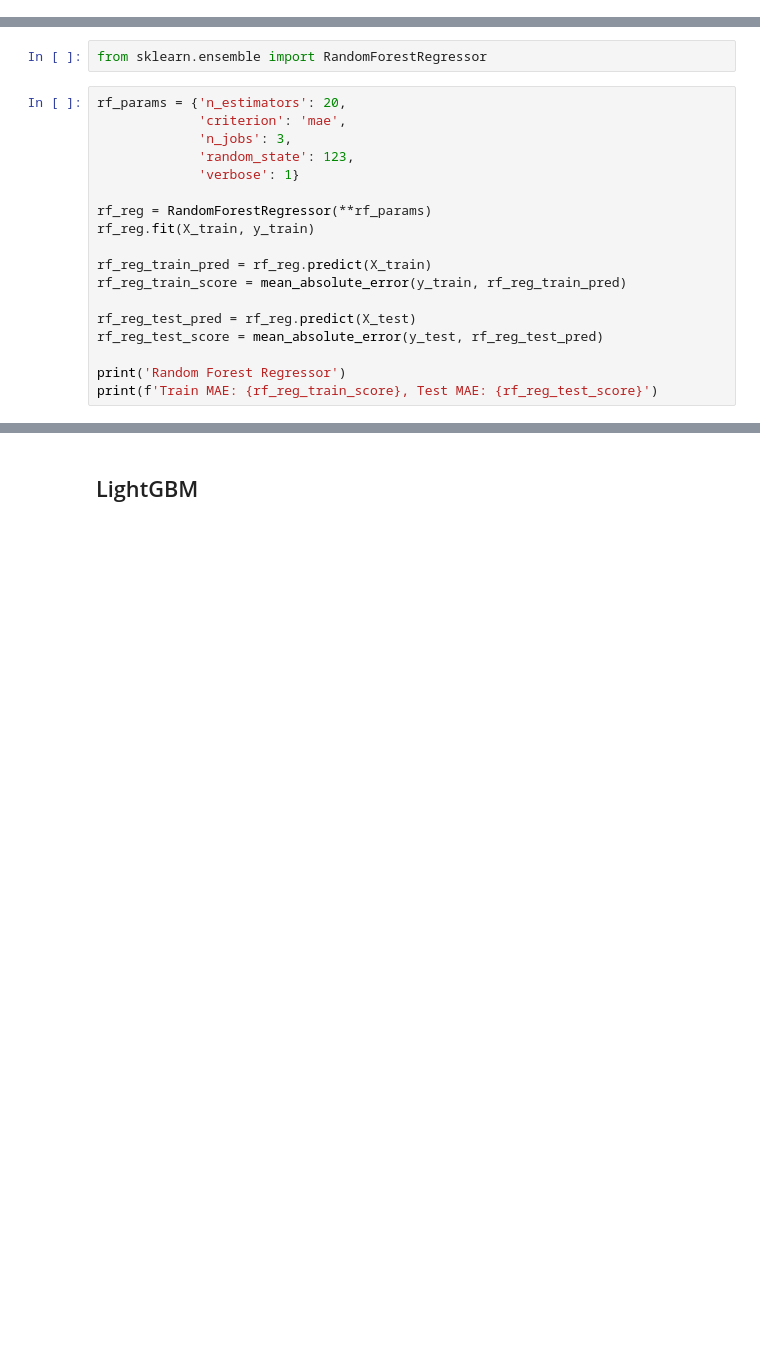
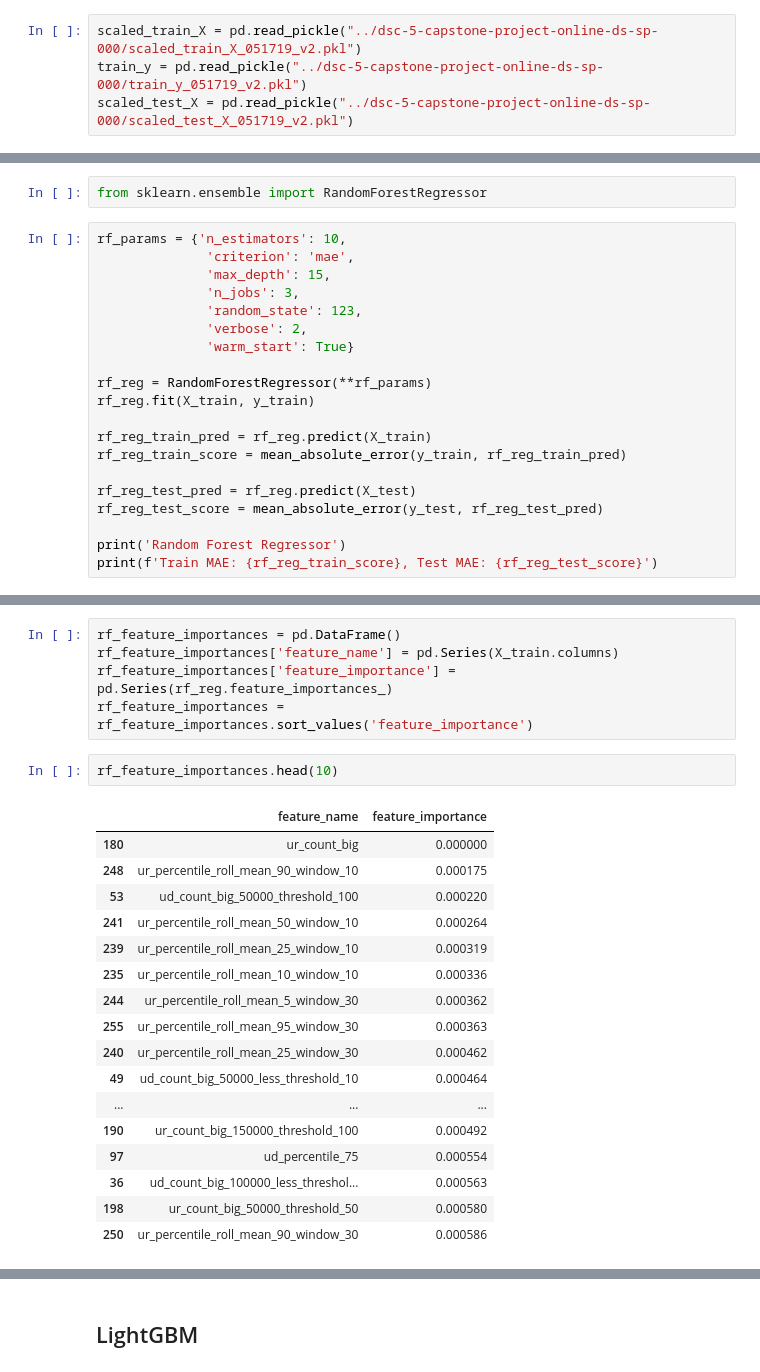
Before and after one commit to DavidBraslow/dsc-5-capstone-project-online-ds-sp-000, a Jupyter notebook: student.ipynb, the cells around one changed output, grey strips where cells are left out. Drawn from its saved outputs; the diff is of its cells as text; blank space fills up the shorter version.

```diff
--- a/student.ipynb
+++ b/student.ipynb
@@ -620,6 +710,10 @@ scaled_test_X.to_pickle("../dsc-5-capstone-project-online-ds-sp-000/scaled_test_
 # Model the Data
 # %% [markdown]
 Due to the large number of features, I choose to use tree-based approaches for this problem. I will start with a dummy regressor, then move on to a simple random forest, and then to gradient boosted methods. I use 3-fold cross-validation for my models to prevent overfitting.
+# %%
+scaled_train_X = pd.read_pickle("../dsc-5-capstone-project-online-ds-sp-000/scaled_train_X_051719_v2.pkl")
+train_y = pd.read_pickle("../dsc-5-capstone-project-online-ds-sp-000/train_y_051719_v2.pkl")
+scaled_test_X = pd.read_pickle("../dsc-5-capstone-project-online-ds-sp-000/scaled_test_X_051719_v2.pkl")
 # %% [markdown]
 ## Create Hold-Out Set
 # %%
@@ -649,11 +744,13 @@ Train MAE: 3.0678256006217253, Test MAE: 2.9713884342138437
 # %%
 from sklearn.ensemble import RandomForestRegressor
 # %%
-rf_params = {'n_estimators': 20,
-             'criterion': 'mae',
-             'n_jobs': 3,
-             'random_state': 123,
-             'verbose': 1}
+rf_params = {'n_estimators': 10,
+              'criterion': 'mae',
+              'max_depth': 15,
+              'n_jobs': 3,
+              'random_state': 123,
+              'verbose': 2,
+              'warm_start': True}
 
 rf_reg = RandomForestRegressor(**rf_params)
 rf_reg.fit(X_train, y_train)
@@ -677,0 +785,25 @@ Train MAE: 0.8124914161994892, Test MAE: 2.1007534187992416
+# %%
+rf_feature_importances = pd.DataFrame()
+rf_feature_importances['feature_name'] = pd.Series(X_train.columns)
+rf_feature_importances['feature_importance'] = pd.Series(rf_reg.feature_importances_)
+rf_feature_importances = rf_feature_importances.sort_values('feature_importance')
+# %%
+rf_feature_importances.head(10)
+# %% [output]
+|  | feature_name | feature_importance |
+| 180 | ur_count_big | 0.000000 |
+| 248 | ur_percentile_roll_mean_90_window_10 | 0.000175 |
+| 53 | ud_count_big_50000_threshold_100 | 0.000220 |
+| 241 | ur_percentile_roll_mean_50_window_10 | 0.000264 |
+| 239 | ur_percentile_roll_mean_25_window_10 | 0.000319 |
+| 235 | ur_percentile_roll_mean_10_window_10 | 0.000336 |
+| 244 | ur_percentile_roll_mean_5_window_30 | 0.000362 |
+| 255 | ur_percentile_roll_mean_95_window_30 | 0.000363 |
+| 240 | ur_percentile_roll_mean_25_window_30 | 0.000462 |
+| 49 | ud_count_big_50000_less_threshold_10 | 0.000464 |
+| ... | ... | ... |
+| 190 | ur_count_big_150000_threshold_100 | 0.000492 |
+| 97 | ud_percentile_75 | 0.000554 |
+| 36 | ud_count_big_100000_less_threshol... | 0.000563 |
+| 198 | ur_count_big_50000_threshold_50 | 0.000580 |
+| 250 | ur_percentile_roll_mean_90_window_30 | 0.000586 |
```
Also changed, not shown: parts of 17 cells of this notebook, 1 other file.
